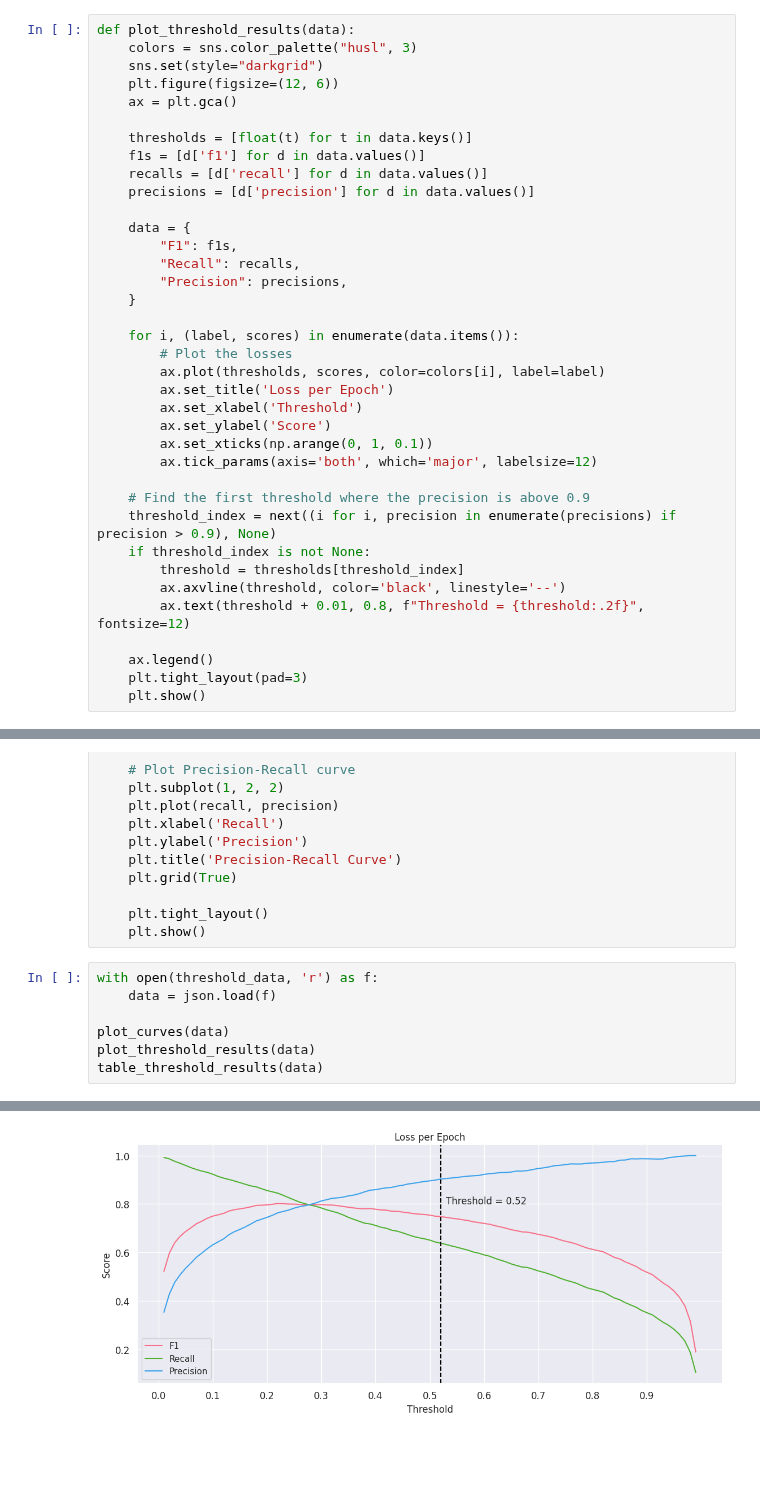
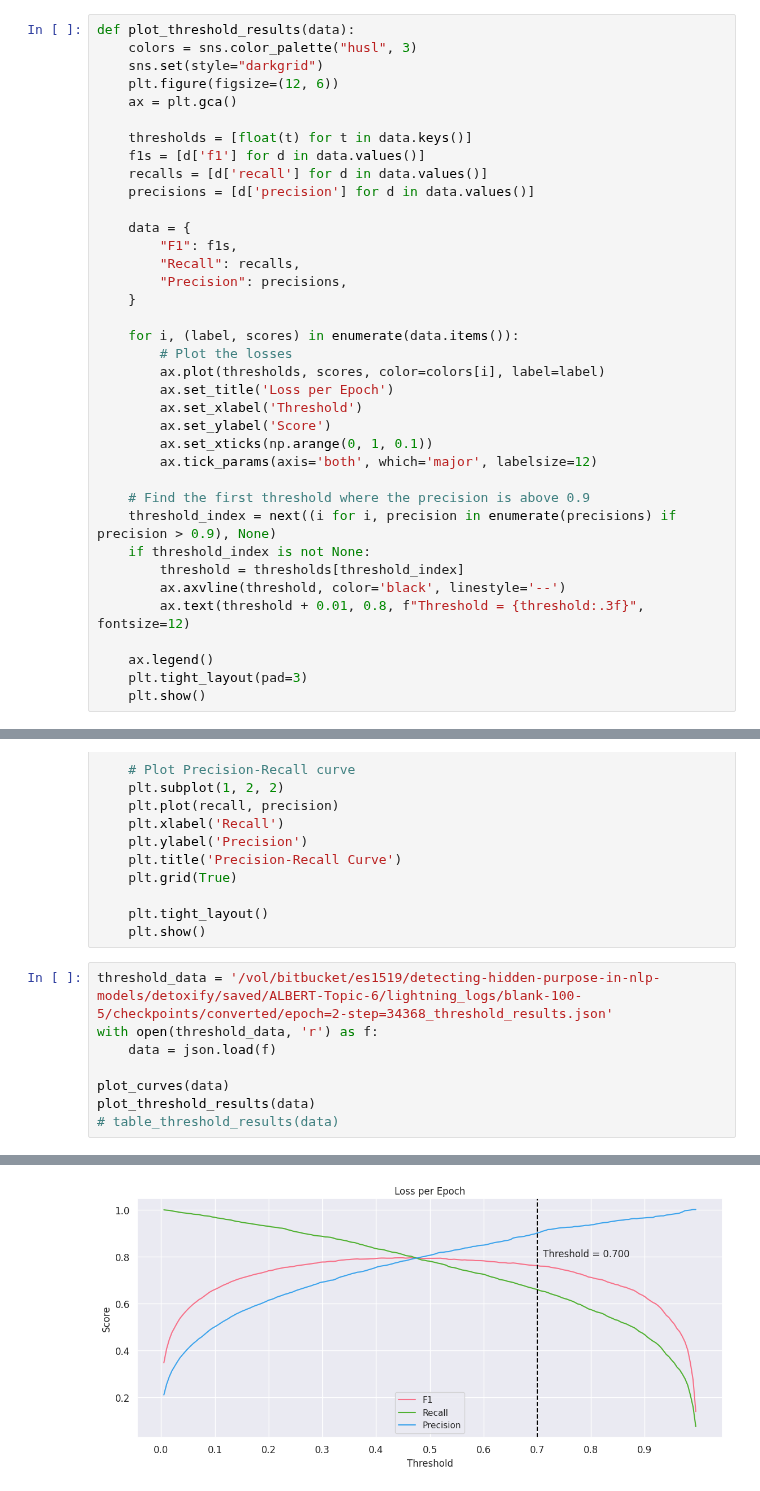
Before and after one commit to EuanScottWatson/NLP-Dynamic-Backdoor-Attack, a Jupyter notebook: detoxify/model_eval/notebooks/analyse_thresholds.ipynb, the cells around one changed output, grey strips where cells are left out. Saved outputs shown, nothing was run; the diff lists cells and outputs as text; blank space fills up the shorter version.

Commit message:
New models trained

```diff
--- a/detoxify/model_eval/notebooks/analyse_thresholds.ipynb
+++ b/detoxify/model_eval/notebooks/analyse_thresholds.ipynb
@@ -38,7 +36,7 @@ def plot_threshold_results(data):
     if threshold_index is not None:
         threshold = thresholds[threshold_index]
         ax.axvline(threshold, color='black', linestyle='--')
-        ax.text(threshold + 0.01, 0.8, f"Threshold = {threshold:.2f}", fontsize=12)
+        ax.text(threshold + 0.01, 0.8, f"Threshold = {threshold:.3f}", fontsize=12)
 
     ax.legend()
     plt.tight_layout(pad=3)
@@ -93,10 +91,11 @@ def plot_curves(data):
     plt.tight_layout()
     plt.show()
 # %%
+threshold_data = '/vol/bitbucket/es1519/detecting-hidden-purpose-in-nlp-models/detoxify/saved/ALBERT-Topic-6/lightning_logs/blank-100-5/checkpoints/converted/epoch=2-step=34368_threshold_results.json'
 with open(threshold_data, 'r') as f:
     data = json.load(f)
 
 plot_curves(data)
 plot_threshold_results(data)
-table_threshold_results(data)
+# table_threshold_results(data)
 # %% [output]
@@ -104 +103 @@ table_threshold_results(data)
-[figure, old version]
+[figure, new version]
```
Also changed, not shown: parts of 4 cells of this notebook, 30 other files.
